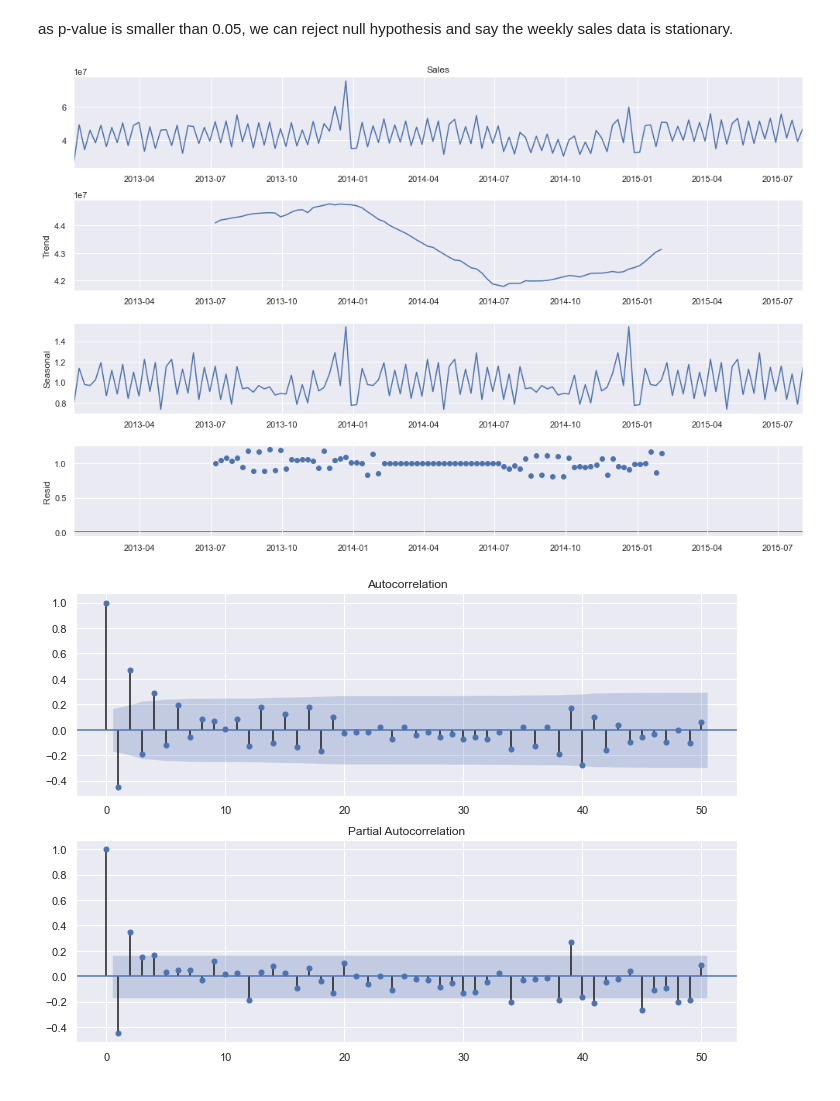
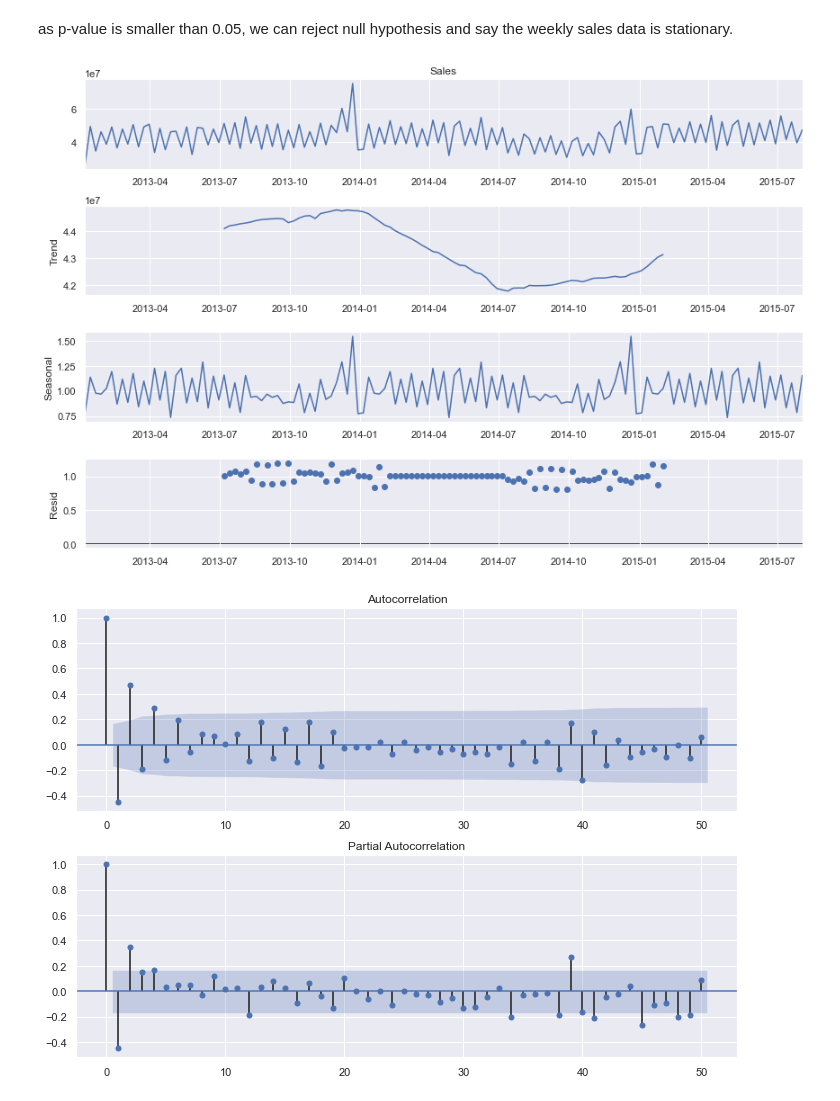
Before and after one commit to yoyo6022/covid-19, a Jupyter notebook: Notebook/Modeling.ipynb, the cells around one changed output. Cells and saved outputs as stored; diff of their text form; code cells hidden in the pictures.

```diff
--- a/Notebook/Modeling.ipynb
+++ b/Notebook/Modeling.ipynb
@@ -182,12 +182,12 @@ Critical Values:
 as p-value is smaller than 0.05, we can reject null hypothesis and say the weekly sales data is stationary.
 # %%
 # decompose trend, seasonality
-plt.rcParams['figure.figsize'] = (14, 9)
+plt.rcParams['figure.figsize'] = (12, 8)
 decomp = seasonal_decompose(weeklytotalsales, model='multiplicative')
 decomp.plot()
 plt.show()
 # %% [output]
-[figure, old version]
+[figure, new version]
 # %%
 # check acf and pacf plot
 
```
Also changed, not shown: parts of 4 cells of this notebook.
